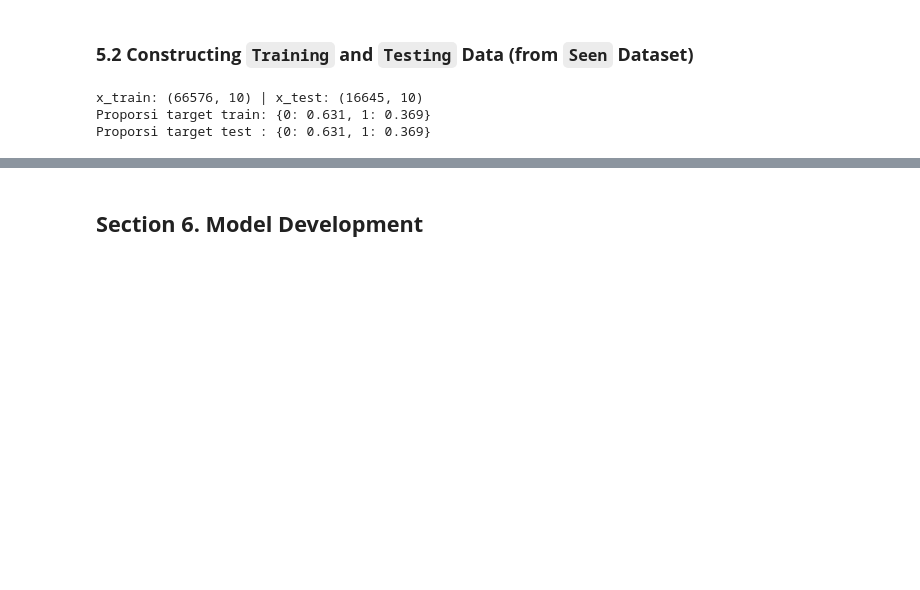
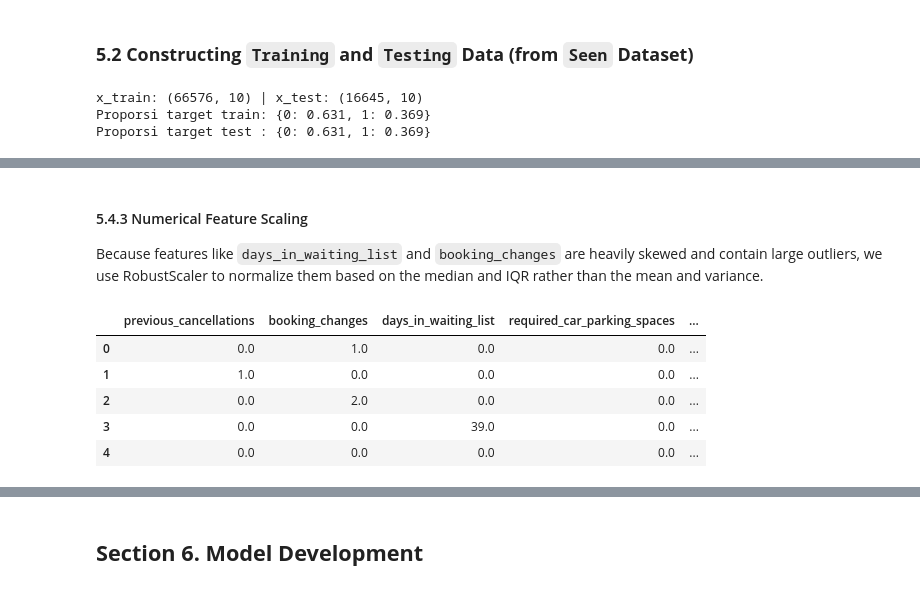
Before and after one commit to rafiandrianto/Capstone3, a Jupyter notebook: notebook/1.0-bdp-notebook.ipynb, the cells around one changed output, grey strips where cells are left out. Drawn from its saved outputs; the diff is of its cells as text; code cells hidden in the pictures; blank space fills up the shorter version.

```diff
--- a/notebook/1.0-bdp-notebook.ipynb
+++ b/notebook/1.0-bdp-notebook.ipynb
@@ -982,0 +1048,30 @@ Proporsi target test : {0: 0.631, 1: 0.369}
+# %% [markdown]
+#### 5.4.3 Numerical Feature Scaling
+Because features like `days_in_waiting_list` and `booking_changes` are heavily skewed and contain large outliers, we use RobustScaler to normalize them based on the median and IQR rather than the mean and variance.
+# %%
+num_cols = [
+    'previous_cancellations',
+    'booking_changes',
+    'days_in_waiting_list',
+    'required_car_parking_spaces',
+    'total_of_special_requests'
+]
+
+# Initialize RobustScaler
+scaler = RobustScaler()
+
+X_train_scaled = X_train_encoded.copy()
+X_test_scaled = X_test_encoded.copy()
+
+# Fit on training and scale both numerical subsets
+X_train_scaled[num_cols] = scaler.fit_transform(X_train_encoded[num_cols])
+X_test_scaled[num_cols] = scaler.transform(X_test_encoded[num_cols])
+
+X_train_scaled[num_cols].head()
+# %% [output]
+|  | previous_cancellations | booking_changes | days_in_waiting_list | required_car_parking_spaces | ... |
+| 0 | 0.0 | 1.0 | 0.0 | 0.0 | ... |
+| 1 | 1.0 | 0.0 | 0.0 | 0.0 | ... |
+| 2 | 0.0 | 2.0 | 0.0 | 0.0 | ... |
+| 3 | 0.0 | 0.0 | 39.0 | 0.0 | ... |
+| 4 | 0.0 | 0.0 | 0.0 | 0.0 | ... |
```
Also changed, not shown: parts of 15 cells of this notebook.
